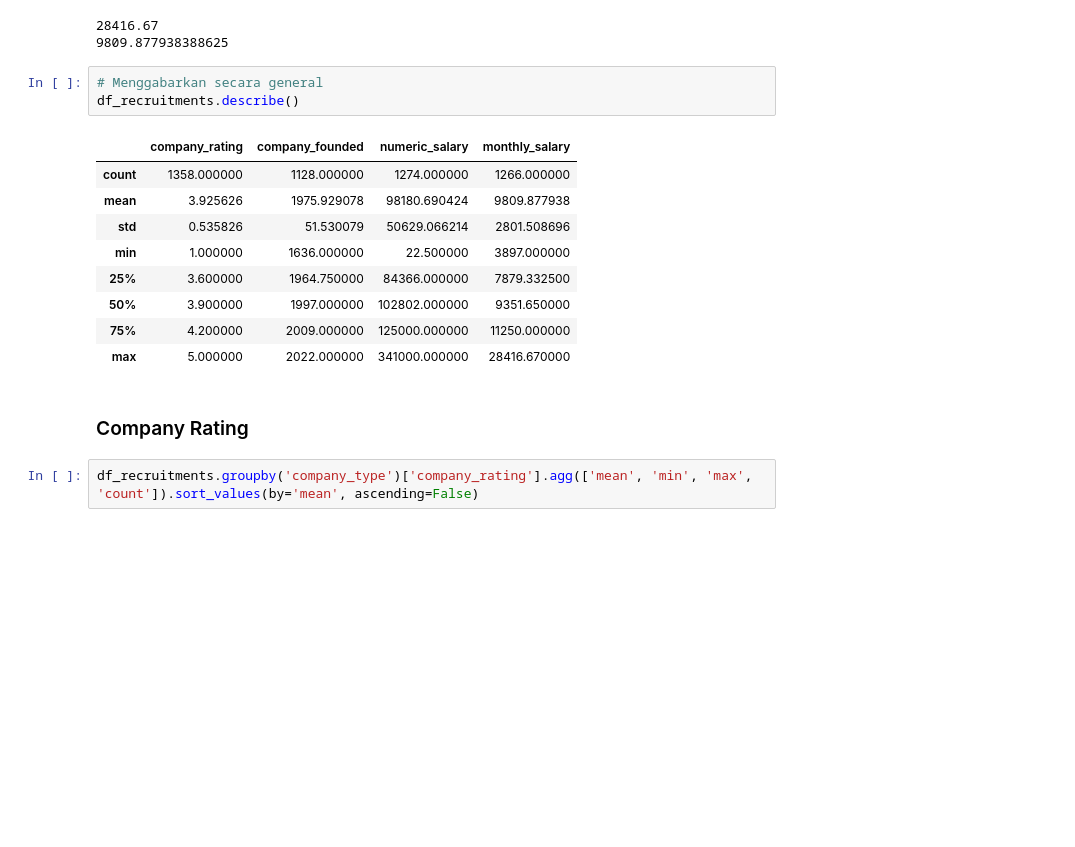
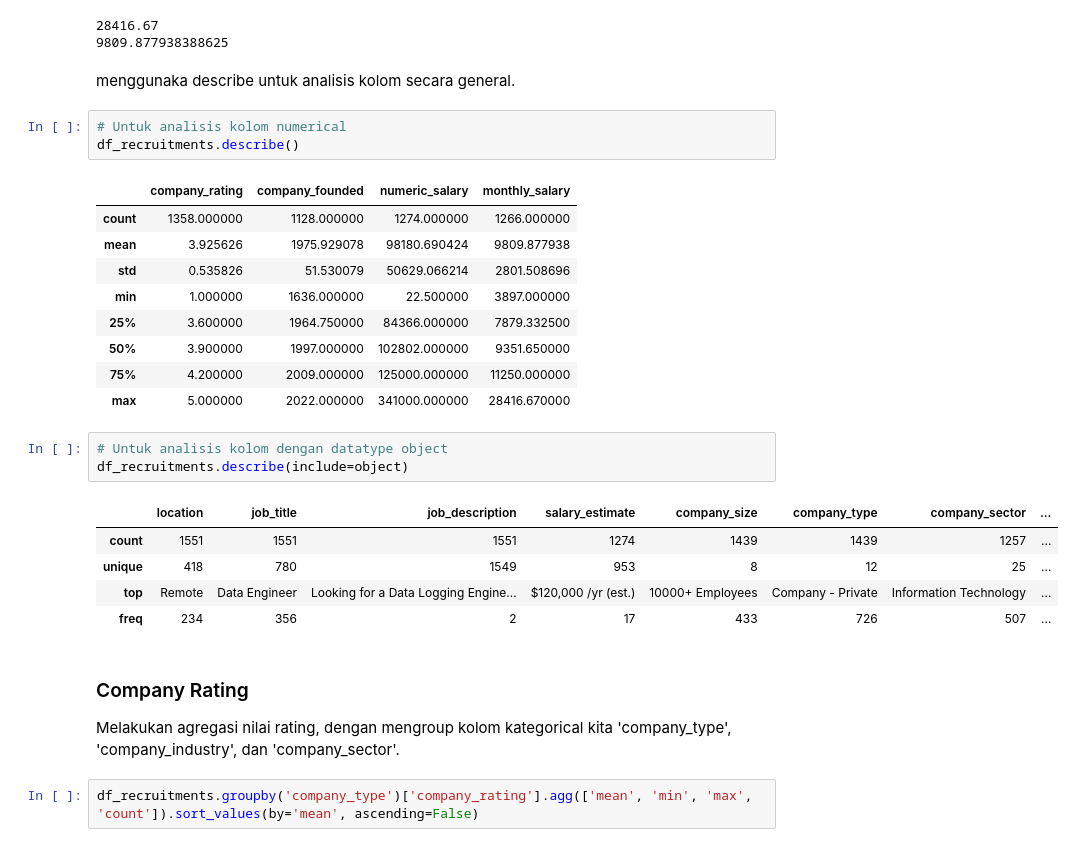
Before and after one commit to icanooooo/capstone_project_1, a Jupyter notebook: recruitment.ipynb, the cells around one changed output. Saved outputs shown, nothing was run; the diff lists cells and outputs as text; blank space fills up the shorter version.

```diff
--- a/recruitment.ipynb
+++ b/recruitment.ipynb
@@ -241,8 +211,10 @@ print(df_recruitments['monthly_salary'].mean())
 # %% [output]
 28416.67
 9809.877938388625
+# %% [markdown]
+menggunaka describe untuk analisis kolom secara general.
 # %%
-# Menggabarkan secara general
+# Untuk analisis kolom numerical
 df_recruitments.describe()
 # %% [output]
 |  | company_rating | company_founded | numeric_salary | monthly_salary |
@@ -254,8 +226,18 @@ df_recruitments.describe()
 | 50% | 3.900000 | 1997.000000 | 102802.000000 | 9351.650000 |
 | 75% | 4.200000 | 2009.000000 | 125000.000000 | 11250.000000 |
 | max | 5.000000 | 2022.000000 | 341000.000000 | 28416.670000 |
-# %% [markdown]
-### Company Rating
+# %%
+# Untuk analisis kolom dengan datatype object
+df_recruitments.describe(include=object)
+# %% [output]
+|  | location | job_title | job_description | salary_estimate | company_size | company_type | company_sector | ... |
+| count | 1551 | 1551 | 1551 | 1274 | 1439 | 1439 | 1257 | ... |
+| unique | 418 | 780 | 1549 | 953 | 8 | 12 | 25 | ... |
+| top | Remote | Data Engineer | Looking for a Data Logging Engine... | $120,000 /yr (est.) | 10000+ Employees | Company - Private | Information Technology | ... |
+| freq | 234 | 356 | 2 | 17 | 433 | 726 | 507 | ... |
+# %% [markdown]
+### Company Rating
+Melakukan agregasi nilai rating, dengan mengroup kolom kategorical kita 'company_type', 'company_industry', dan 'company_sector'.
 # %%
 df_recruitments.groupby('company_type')['company_rating'].agg(['mean', 'min', 'max', 'count']).sort_values(by='mean', ascending=False)
 # %% [output]
```
Also changed, not shown: parts of 11 cells of this notebook, 1 other file.
